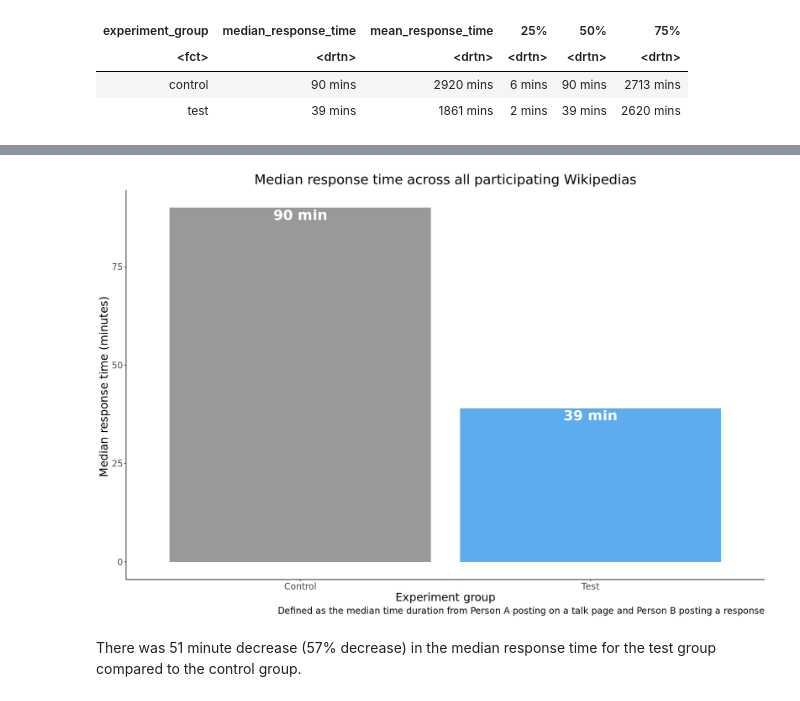
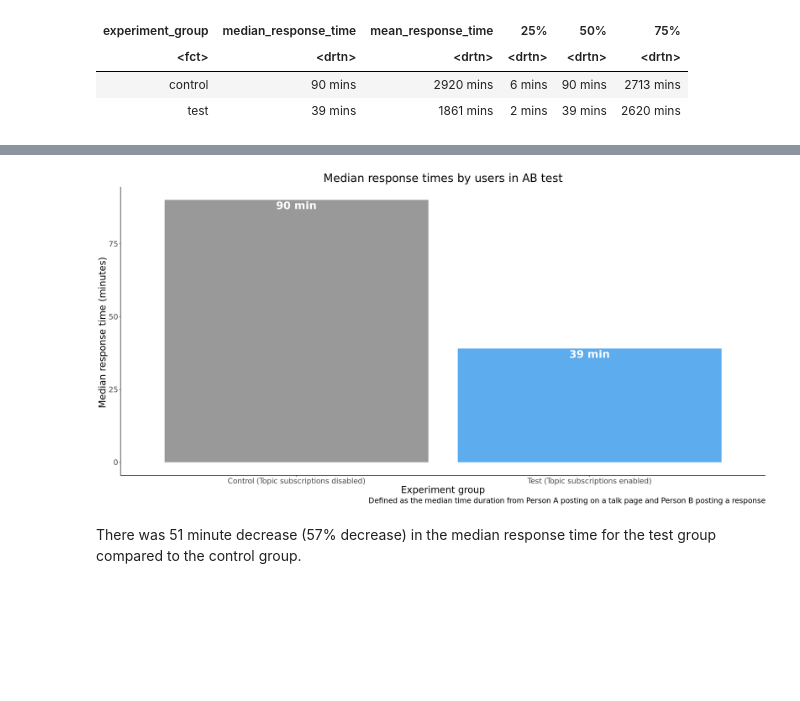
Before and after one commit to wikimedia-research/Topic-notifications-analysis-2022, a Jupyter notebook: topic_notifications_ab_test_report.ipynb, the cells around one changed output, grey strips where cells are left out. Saved outputs shown, nothing was run; the diff lists cells and outputs as text; code cells hidden in the pictures; blank space fills up the shorter version.

```diff
--- a/topic_notifications_ab_test_report.ipynb
+++ b/topic_notifications_ab_test_report.ipynb
@@ -542,28 +561,28 @@ IRdisplay::display_html(data = avg_time_response_overall_table , file = "avg_tim
 # %%
 p <- avg_time_response_overall  %>%
     ggplot(aes(x= experiment_group, y = median_response_time, fill = experiment_group)) +
     geom_col(position = 'dodge') +
     geom_text(aes(label = paste(median_response_time, "min"), fontface=2), vjust=1.2, size = 8, color = "white") +
     scale_y_continuous() +
-    scale_x_discrete(labels = c("Control", "Test")) +
+    scale_x_discrete(labels = c("Control (Topic subscriptions disabled)", "Test (Topic subscriptions enabled)")) +
     labs (y = "Median response time (minutes) ",
           x = "Experiment group",
-          title = "Median response time across all participating Wikipedias",
+          title = "Median response times by users in AB test",
          caption = "Defined as the median time duration from Person A posting on a talk page and Person B posting a response")  +
     scale_fill_manual(values= c("#999999", "steelblue2")) +
     theme(
         panel.grid.minor = element_blank(),
         panel.background = element_blank(),
         plot.title = element_text(hjust = 0.5),
-        text = element_text(size=18),
+        text = element_text(size=20),
         legend.position= "none",
         axis.line = element_line(colour = "black"))
 
 
 p
-ggsave("Figures/median_time_response_overall.png", p, width = 16, height = 8, units = "in", dpi = 300)
+ggsave("Figures/median_time_response_overall.png", p, width = 16, height = 12, units = "in", dpi = 300)
 # %% [output]
-[figure, old version]
+[figure, new version]
 # %% [markdown]
 There was 51 minute decrease (57% decrease) in the median response time for the test group compared to the control group.
 # %% [markdown]
```
Also changed, not shown: parts of 26 cells of this notebook.
